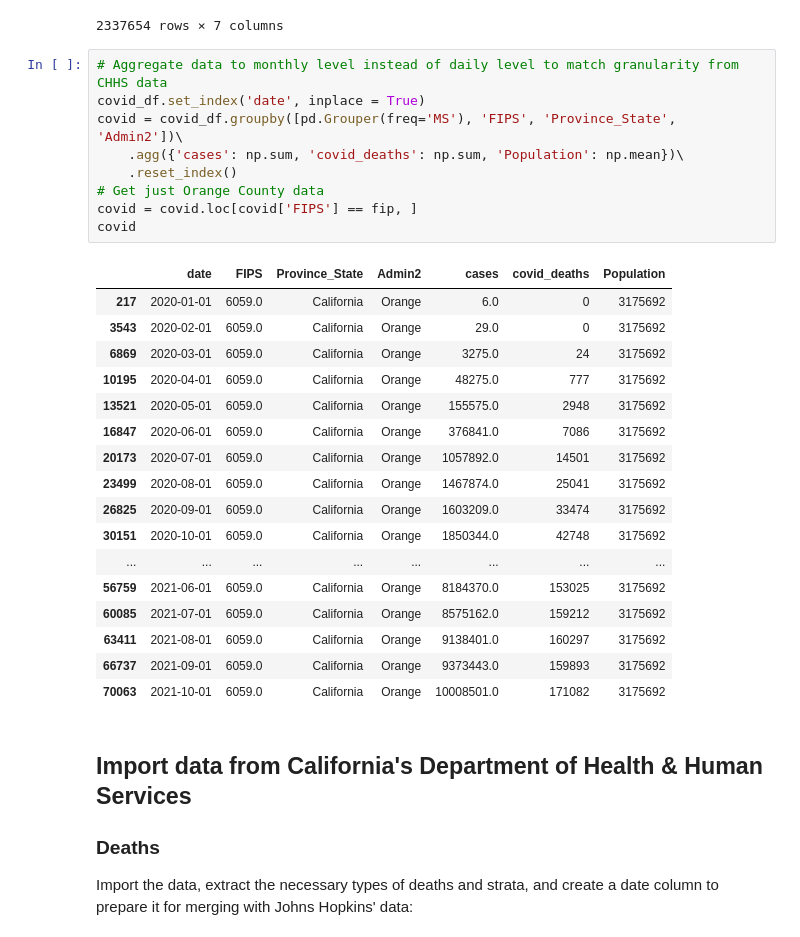
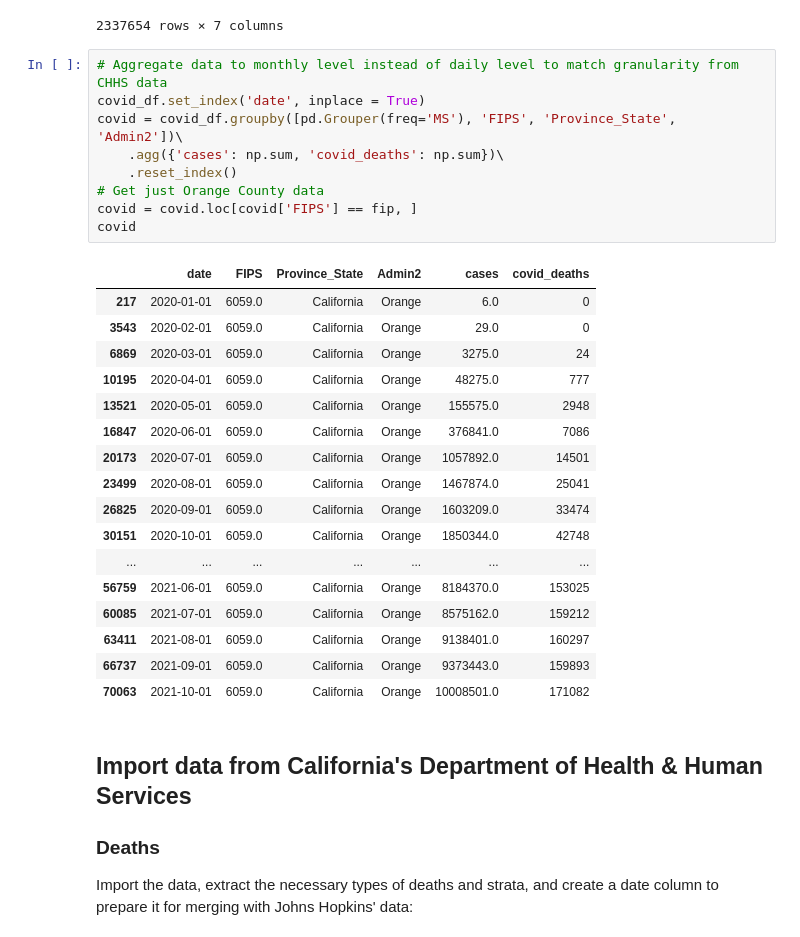
Before and after one commit to anushnap/data512-project, a Jupyter notebook: src/mortality_fertility_analysis.ipynb, the cells around one changed output. Drawn from its saved outputs; the diff is of its cells as text.

```diff
--- a/src/mortality_fertility_analysis.ipynb
+++ b/src/mortality_fertility_analysis.ipynb
@@ -87,30 +87,30 @@ covid_df
 # %%
 # Aggregate data to monthly level instead of daily level to match granularity from CHHS data
 covid_df.set_index('date', inplace = True)
 covid = covid_df.groupby([pd.Grouper(freq='MS'), 'FIPS', 'Province_State', 'Admin2'])\
-    .agg({'cases': np.sum, 'covid_deaths': np.sum, 'Population': np.mean})\
+    .agg({'cases': np.sum, 'covid_deaths': np.sum})\
     .reset_index()
 # Get just Orange County data
 covid = covid.loc[covid['FIPS'] == fip, ]
 covid
 # %% [output]
-|  | date | FIPS | Province_State | Admin2 | cases | covid_deaths | Population |
-| 217 | 2020-01-01 | 6059.0 | California | Orange | 6.0 | 0 | 3175692 |
-| 3543 | 2020-02-01 | 6059.0 | California | Orange | 29.0 | 0 | 3175692 |
-| 6869 | 2020-03-01 | 6059.0 | California | Orange | 3275.0 | 24 | 3175692 |
-| 10195 | 2020-04-01 | 6059.0 | California | Orange | 48275.0 | 777 | 3175692 |
-| 13521 | 2020-05-01 | 6059.0 | California | Orange | 155575.0 | 2948 | 3175692 |
-| 16847 | 2020-06-01 | 6059.0 | California | Orange | 376841.0 | 7086 | 3175692 |
-| 20173 | 2020-07-01 | 6059.0 | California | Orange | 1057892.0 | 14501 | 3175692 |
-| 23499 | 2020-08-01 | 6059.0 | California | Orange | 1467874.0 | 25041 | 3175692 |
-| 26825 | 2020-09-01 | 6059.0 | California | Orange | 1603209.0 | 33474 | 3175692 |
-| 30151 | 2020-10-01 | 6059.0 | California | Orange | 1850344.0 | 42748 | 3175692 |
-| ... | ... | ... | ... | ... | ... | ... | ... |
-| 56759 | 2021-06-01 | 6059.0 | California | Orange | 8184370.0 | 153025 | 3175692 |
-| 60085 | 2021-07-01 | 6059.0 | California | Orange | 8575162.0 | 159212 | 3175692 |
-| 63411 | 2021-08-01 | 6059.0 | California | Orange | 9138401.0 | 160297 | 3175692 |
-| 66737 | 2021-09-01 | 6059.0 | California | Orange | 9373443.0 | 159893 | 3175692 |
-| 70063 | 2021-10-01 | 6059.0 | California | Orange | 10008501.0 | 171082 | 3175692 |
+|  | date | FIPS | Province_State | Admin2 | cases | covid_deaths |
+| 217 | 2020-01-01 | 6059.0 | California | Orange | 6.0 | 0 |
+| 3543 | 2020-02-01 | 6059.0 | California | Orange | 29.0 | 0 |
+| 6869 | 2020-03-01 | 6059.0 | California | Orange | 3275.0 | 24 |
+| 10195 | 2020-04-01 | 6059.0 | California | Orange | 48275.0 | 777 |
+| 13521 | 2020-05-01 | 6059.0 | California | Orange | 155575.0 | 2948 |
+| 16847 | 2020-06-01 | 6059.0 | California | Orange | 376841.0 | 7086 |
+| 20173 | 2020-07-01 | 6059.0 | California | Orange | 1057892.0 | 14501 |
+| 23499 | 2020-08-01 | 6059.0 | California | Orange | 1467874.0 | 25041 |
+| 26825 | 2020-09-01 | 6059.0 | California | Orange | 1603209.0 | 33474 |
+| 30151 | 2020-10-01 | 6059.0 | California | Orange | 1850344.0 | 42748 |
+| ... | ... | ... | ... | ... | ... | ... |
+| 56759 | 2021-06-01 | 6059.0 | California | Orange | 8184370.0 | 153025 |
+| 60085 | 2021-07-01 | 6059.0 | California | Orange | 8575162.0 | 159212 |
+| 63411 | 2021-08-01 | 6059.0 | California | Orange | 9138401.0 | 160297 |
+| 66737 | 2021-09-01 | 6059.0 | California | Orange | 9373443.0 | 159893 |
+| 70063 | 2021-10-01 | 6059.0 | California | Orange | 10008501.0 | 171082 |
 # %% [markdown]
 ## Import data from California's Department of Health & Human Services
 
```
Also changed, not shown: parts of 3 cells of this notebook.
